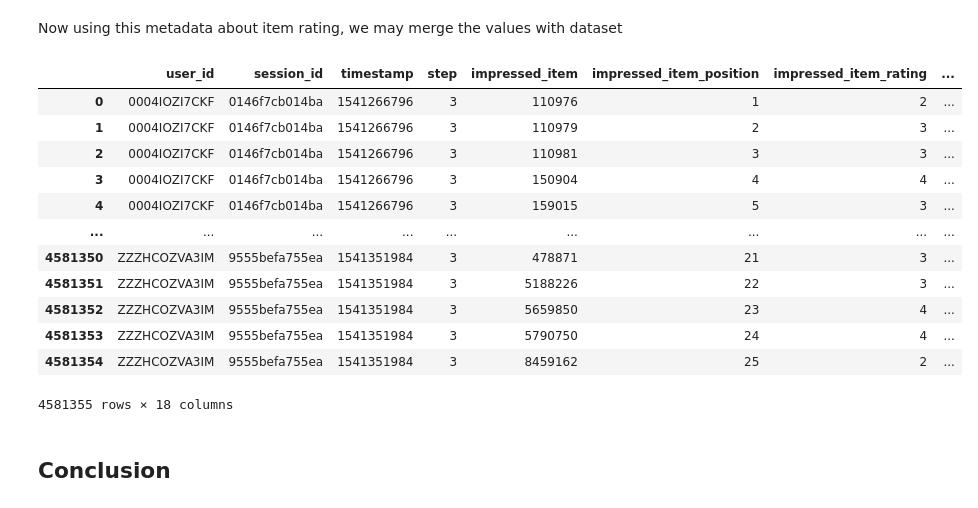
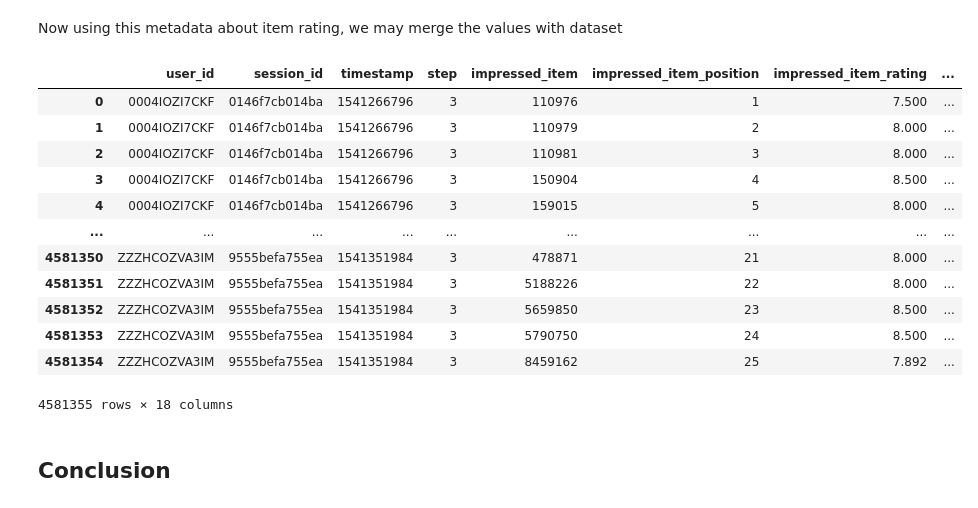
Before and after one commit to MCFreddie777/2019, a Jupyter notebook: src/notebooks/preprocess.ipynb, the cells around one changed output. Drawn from its saved outputs; the diff is of its cells as text; code cells hidden in the pictures.

```diff
--- a/src/notebooks/preprocess.ipynb
+++ b/src/notebooks/preprocess.ipynb
@@ -42,7 +43,8 @@ item_reference_action_type_cols = [
     'interaction item info', 'interaction item rating', 'search for item'
 ]
 # %%
-df_chunk = df_chunk[df_chunk.action_type.isin(item_reference_action_type_cols)].rename(columns={'reference': 'referenced_item'})
+df_chunk = df_chunk[df_chunk.action_type.isin(item_reference_action_type_cols)].rename(
+    columns={'reference': 'referenced_item'})
 df_chunk
 # %% [output]
 |  | user_id | session_id | timestamp | step | action_type | referenced_item | platform | city | device | ... |
@@ -115,8 +117,10 @@ df_chunk = df_chunk.rename(columns={'prices': 'price'})
 # Don't need this column anymore as it
 df_chunk = df_chunk.drop(columns="impressions")
 # %%
-df_chunk = hf.reorder_column(df_chunk, df_chunk.columns.get_loc("interacted_item"), df_chunk.columns.get_loc("referenced_item") + 1)
-df_chunk = hf.reorder_column(df_chunk, df_chunk.columns.get_loc("price"), df_chunk.columns.get_loc("interacted_item") + 1)
+df_chunk = hf.reorder_column(df_chunk, df_chunk.columns.get_loc("interacted_item"),
+                             df_chunk.columns.get_loc("referenced_item") + 1)
+df_chunk = hf.reorder_column(df_chunk, df_chunk.columns.get_loc("price"),
+                             df_chunk.columns.get_loc("interacted_item") + 1)
 df_chunk
 # %% [output]
 |  | user_id | session_id | timestamp | step | action_type | referenced_item | interacted_item | price | ... |
@@ -205,7 +209,8 @@ df_chunk = df_mean_price.merge(
 )
 
 df_chunk['price_above_impression_mean'] = (df_chunk['price'] > df_chunk['mean_price']).astype(int)
-df_chunk = hf.reorder_column(df_chunk, df_chunk.columns.get_loc("price_above_impression_mean"), df_chunk.columns.get_loc("price") + 1)
+df_chunk = hf.reorder_column(df_chunk, df_chunk.columns.get_loc("price_above_impression_mean"),
+                             df_chunk.columns.get_loc("price") + 1)
 df_chunk
 # %% [output]
 |  | user_id | session_id | timestamp | step | impressed_item | mean_price | referenced_item | ... |
@@ -347,14 +352,14 @@ df_meta
 ### Parsing rating from item metadata
 # %%
 rating_map = {
-    'Satisfactory Rating': 1,
-    'Good Rating': 2,
-    'Very Good Rating': 3,
-    'Excellent Rating': 4,
+    'Satisfactory Rating': 7.0,
+    'Good Rating': 7.5,
+    'Very Good Rating': 8.0,
+    'Excellent Rating': 8.5
 }
 
 # Properties may contain multiple ratings, all of those which apply, we need to find a maximum
-df_meta['impressed_item_rating'] = df_meta['properties']\
+df_meta['impressed_item_rating'] = df_meta['properties'] \
     .apply(lambda x: max([rating_map[key] for key in x if key in rating_map], default=None))
 
 df_meta
@@ -378,35 +383,33 @@ df_meta
 Now using this metadata about item rating, we may merge the values with dataset
 # %%
 df_chunk = df_chunk.merge(
-    df_meta[['item_id','impressed_item_rating']],
+    df_meta[['item_id', 'impressed_item_rating']],
     left_on='impressed_item',
     right_on='item_id',
     how='left'
 )
 
 df_chunk = df_chunk.drop(columns='item_id')
 
 # Fill NaN with mean
-df_chunk['impressed_item_rating'] = df_chunk['impressed_item_rating'].fillna(rating_map['Good Rating'])
+df_chunk['impressed_item_rating'] = df_chunk['impressed_item_rating'].fillna(df_chunk['impressed_item_rating'].mean())
 
-# Cast to categorical
-df_chunk['impressed_item_rating'] = df_chunk['impressed_item_rating'].astype('category').cat.codes
-
-df_chunk = hf.reorder_column(df_chunk, df_chunk.columns.get_loc("impressed_item_rating"), df_chunk.columns.get_loc("impressed_item_position") + 1)
+df_chunk = hf.reorder_column(df_chunk, df_chunk.columns.get_loc("impressed_item_rating"),
+                             df_chunk.columns.get_loc("impressed_item_position") + 1)
 df_chunk
 # %% [output]
 |  | user_id | session_id | timestamp | step | impressed_item | impressed_item_position | impressed_item_rating | ... |
-| 0 | 0004IOZI7CKF | 0146f7cb014ba | 1541266796 | 3 | 110976 | 1 | 2 | ... |
-| 1 | 0004IOZI7CKF | 0146f7cb014ba | 1541266796 | 3 | 110979 | 2 | 3 | ... |
-| 2 | 0004IOZI7CKF | 0146f7cb014ba | 1541266796 | 3 | 110981 | 3 | 3 | ... |
-| 3 | 0004IOZI7CKF | 0146f7cb014ba | 1541266796 | 3 | 150904 | 4 | 4 | ... |
-| 4 | 0004IOZI7CKF | 0146f7cb014ba | 1541266796 | 3 | 159015 | 5 | 3 | ... |
+| 0 | 0004IOZI7CKF | 0146f7cb014ba | 1541266796 | 3 | 110976 | 1 | 7.500 | ... |
+| 1 | 0004IOZI7CKF | 0146f7cb014ba | 1541266796 | 3 | 110979 | 2 | 8.000 | ... |
+| 2 | 0004IOZI7CKF | 0146f7cb014ba | 1541266796 | 3 | 110981 | 3 | 8.000 | ... |
+| 3 | 0004IOZI7CKF | 0146f7cb014ba | 1541266796 | 3 | 150904 | 4 | 8.500 | ... |
+| 4 | 0004IOZI7CKF | 0146f7cb014ba | 1541266796 | 3 | 159015 | 5 | 8.000 | ... |
 | ... | ... | ... | ... | ... | ... | ... | ... | ... |
-| 4581350 | ZZZHCOZVA3IM | 9555befa755ea | 1541351984 | 3 | 478871 | 21 | 3 | ... |
-| 4581351 | ZZZHCOZVA3IM | 9555befa755ea | 1541351984 | 3 | 5188226 | 22 | 3 | ... |
-| 4581352 | ZZZHCOZVA3IM | 9555befa755ea | 1541351984 | 3 | 5659850 | 23 | 4 | ... |
-| 4581353 | ZZZHCOZVA3IM | 9555befa755ea | 1541351984 | 3 | 5790750 | 24 | 4 | ... |
-| 4581354 | ZZZHCOZVA3IM | 9555befa755ea | 1541351984 | 3 | 8459162 | 25 | 2 | ... |
+| 4581350 | ZZZHCOZVA3IM | 9555befa755ea | 1541351984 | 3 | 478871 | 21 | 8.000 | ... |
+| 4581351 | ZZZHCOZVA3IM | 9555befa755ea | 1541351984 | 3 | 5188226 | 22 | 8.000 | ... |
+| 4581352 | ZZZHCOZVA3IM | 9555befa755ea | 1541351984 | 3 | 5659850 | 23 | 8.500 | ... |
+| 4581353 | ZZZHCOZVA3IM | 9555befa755ea | 1541351984 | 3 | 5790750 | 24 | 8.500 | ... |
+| 4581354 | ZZZHCOZVA3IM | 9555befa755ea | 1541351984 | 3 | 8459162 | 25 | 7.892 | ... |
 4581355 rows × 18 columns
 # %% [markdown]
 ## Conclusion
```
Also changed, not shown: parts of 6 cells of this notebook.
